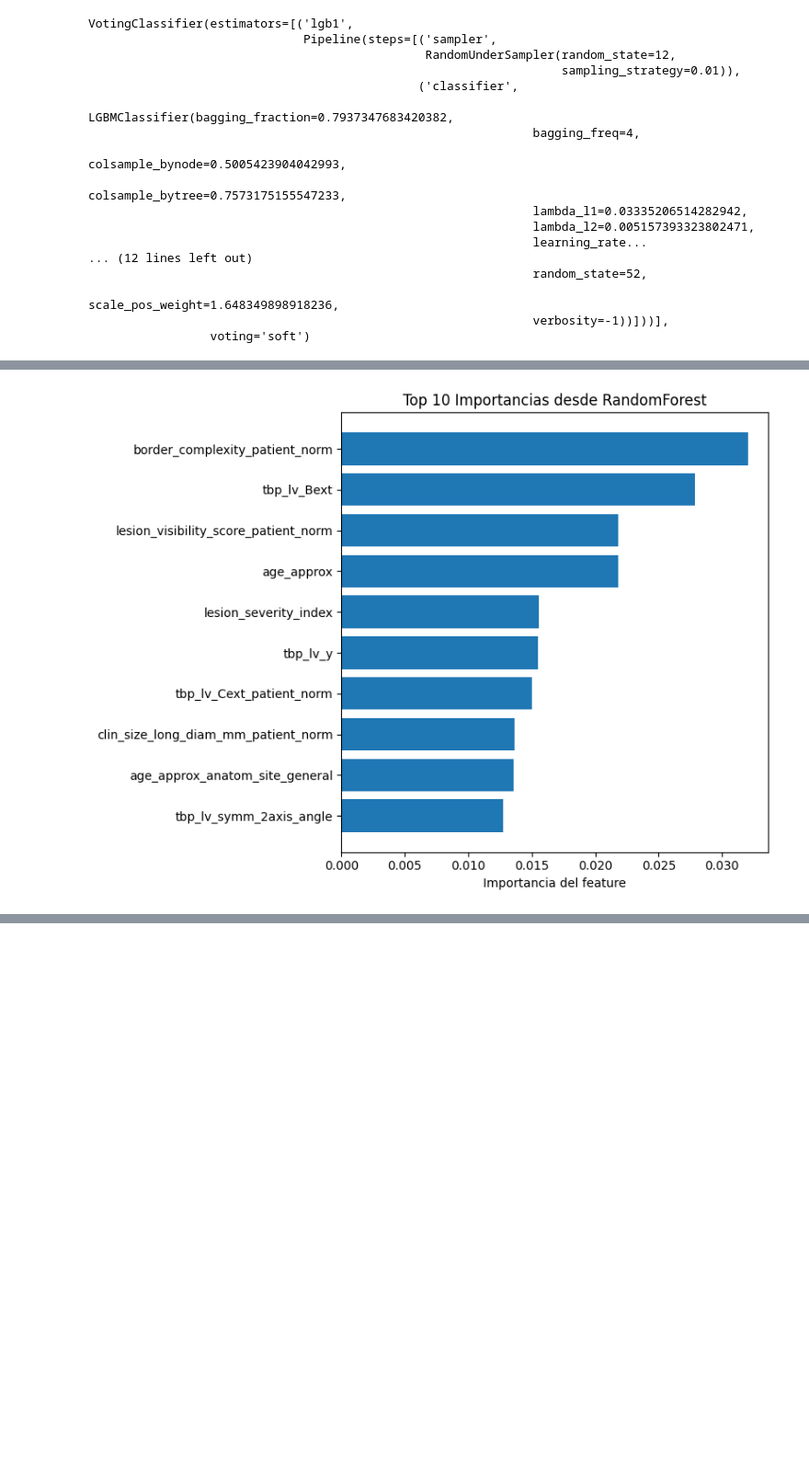
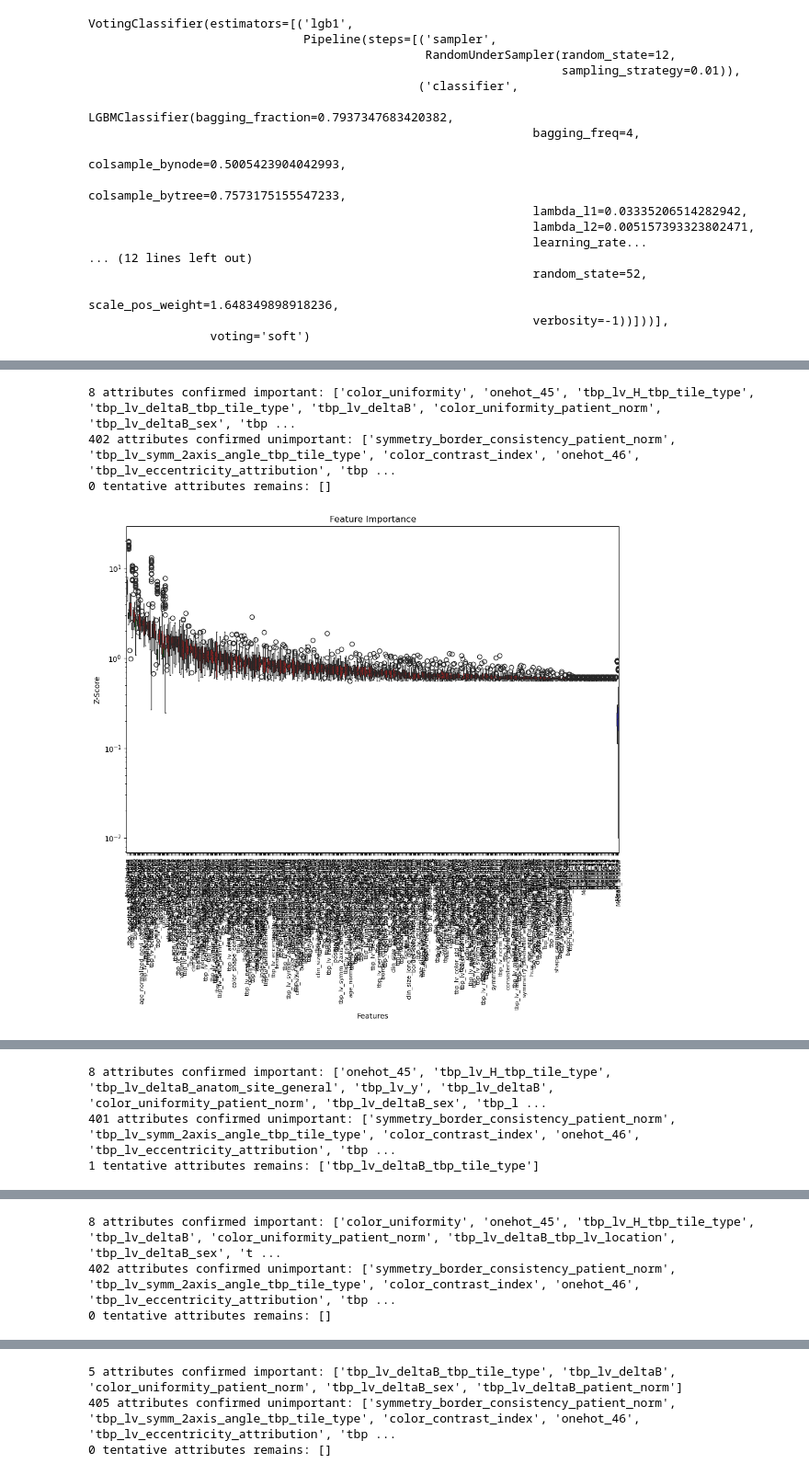
Before and after one commit to sumalemambo/explainable_isic_challenge_2024, a Jupyter notebook: metadata (1).ipynb, the cells around one changed output, grey strips where cells are left out. Shown at 92% size. Drawn from its saved outputs; the diff is of its cells as text; code cells hidden in the pictures; blank space fills up the shorter version.

```diff
--- a/metadata (1).ipynb
+++ b/metadata (1).ipynb
@@ -33,7 +36,7 @@ from sklearn.model_selection import cross_val_score
 ### Ruta hacia los datos
 -Cambiar si es necesario-
 # %%
-path = r'C:\Users\nicos\OneDrive\Escritorio\2025\IA_explicable\proyecto'
+path = r'C:\Users\nicos\OneDrive\Escritorio\2025\IA_explicable\proyecto\dataBueno'
 # %%
 train_path = path + '/train-metadata.csv'
 test_path = path + '/test-metadata.csv'
@@ -373,4 +377,6 @@ VotingClassifier(estimators=[('lgb1',
                                                               scale_pos_weight=1.648349898918236,
                                                               verbosity=-1))]))],
                  voting='soft')
+# %%
+X_test, y_test = df_test[feature_cols], df_test[target_col]
 # %%
@@ -529,13 +521,31 @@ onehot_11: ranking 1
-# %%
-importances = forest.feature_importances_
-sorted_idx = np.argsort(importances)[::-1]
-top_names = X.columns[sorted_idx][:10]
-
-plt.figure(figsize=(8, 6))
-plt.barh(top_names[::-1], importances[sorted_idx][:10][::-1])
-plt.xlabel("Importancia del feature")
-plt.title("Top 10 Importancias desde RandomForest")
-plt.tight_layout()
-plt.show()
-# %% [output]
-[figure, removed]
+# %%
+from BorutaShap import BorutaShap
+
+# Para almacenar los resultados de cada modelo
+boruta_results = {}
+
+# Aplicamos BorutaShap a cada modelo individual del ensemble
+for name in estimator.named_estimators_:
+    cont = 10
+    print(f"⚙️ Ejecutando BorutaShap para {name}...")
+
+    model = estimator.named_estimators_[name]
+    lgbm_model = model.named_steps['classifier']
+
+    boruta_selector = BorutaShap(
+        model=lgbm_model,
+        importance_measure='shap',
+        classification=True,
+    )
+
+    rus = RandomUnderSampler(sampling_strategy=sampling_ratio, random_state=2+cont)
+    x_res, y_res = rus.fit_resample(X_test, y_test)
+
+    # BorutaShap espera X sin sampling, igual que shap
+    boruta_selector.fit(X=x_res, y=y_res, n_trials=100, sample=False, train_or_test='train')
+
+    boruta_results[name] = boruta_selector
+
+    boruta_selector.plot()
+    cont += 10
+# %% [output]
@@ -541,0 +554,4 @@ plt.show()
+8 attributes confirmed important: ['color_uniformity', 'onehot_45', 'tbp_lv_H_tbp_tile_type', 'tbp_lv_deltaB_tbp_tile_type', 'tbp_lv_deltaB', 'color_uniformity_patient_norm', 'tbp_lv_deltaB_sex', 'tbp ...
+402 attributes confirmed unimportant: ['symmetry_border_consistency_patient_norm', 'tbp_lv_symm_2axis_angle_tbp_tile_type', 'color_contrast_index', 'onehot_46', 'tbp_lv_eccentricity_attribution', 'tbp ...
+0 tentative attributes remains: []
+[figure, added]
@@ -541,0 +560,3 @@ plt.show()
+8 attributes confirmed important: ['onehot_45', 'tbp_lv_H_tbp_tile_type', 'tbp_lv_deltaB_anatom_site_general', 'tbp_lv_y', 'tbp_lv_deltaB', 'color_uniformity_patient_norm', 'tbp_lv_deltaB_sex', 'tbp_l ...
+401 attributes confirmed unimportant: ['symmetry_border_consistency_patient_norm', 'tbp_lv_symm_2axis_angle_tbp_tile_type', 'color_contrast_index', 'onehot_46', 'tbp_lv_eccentricity_attribution', 'tbp ...
+1 tentative attributes remains: ['tbp_lv_deltaB_tbp_tile_type']
@@ -541,0 +566,3 @@ plt.show()
+8 attributes confirmed important: ['color_uniformity', 'onehot_45', 'tbp_lv_H_tbp_tile_type', 'tbp_lv_deltaB', 'color_uniformity_patient_norm', 'tbp_lv_deltaB_tbp_lv_location', 'tbp_lv_deltaB_sex', 't ...
+402 attributes confirmed unimportant: ['symmetry_border_consistency_patient_norm', 'tbp_lv_symm_2axis_angle_tbp_tile_type', 'color_contrast_index', 'onehot_46', 'tbp_lv_eccentricity_attribution', 'tbp ...
+0 tentative attributes remains: []
@@ -541,0 +572,3 @@ plt.show()
+5 attributes confirmed important: ['tbp_lv_deltaB_tbp_tile_type', 'tbp_lv_deltaB', 'color_uniformity_patient_norm', 'tbp_lv_deltaB_sex', 'tbp_lv_deltaB_patient_norm']
+405 attributes confirmed unimportant: ['symmetry_border_consistency_patient_norm', 'tbp_lv_symm_2axis_angle_tbp_tile_type', 'color_contrast_index', 'onehot_46', 'tbp_lv_eccentricity_attribution', 'tbp ...
+0 tentative attributes remains: []
```
Also changed, not shown: parts of 14 cells of this notebook.
